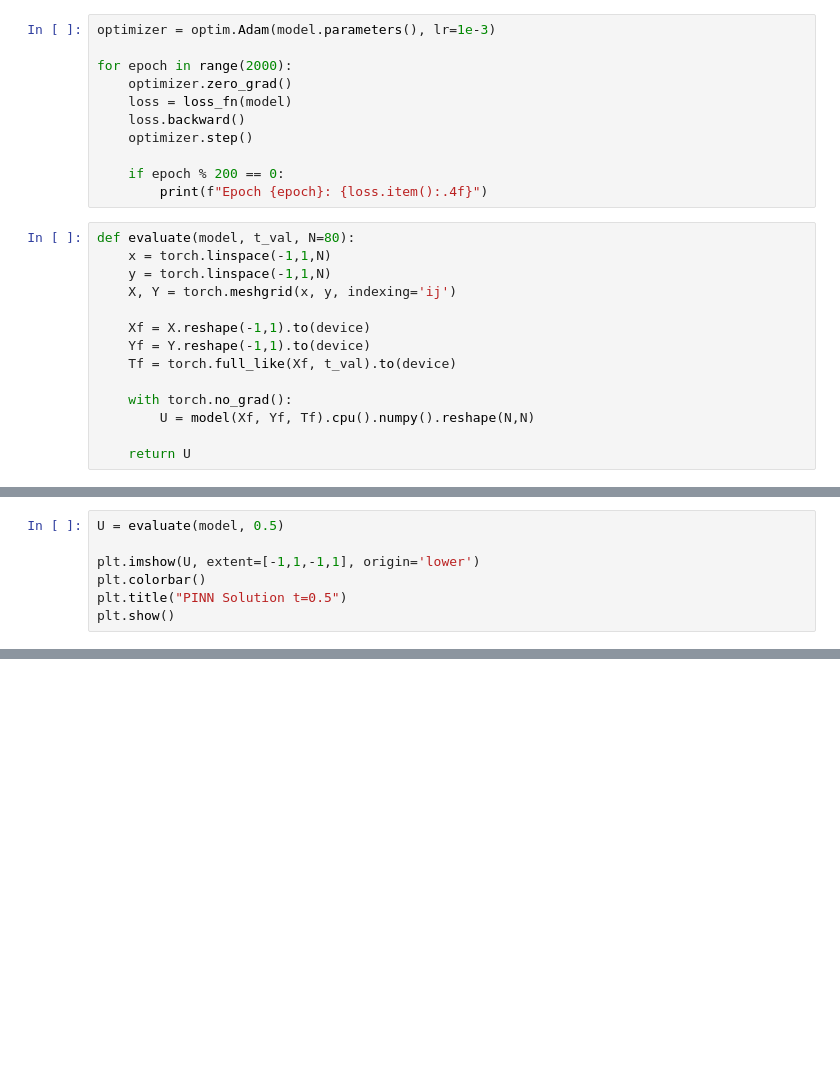
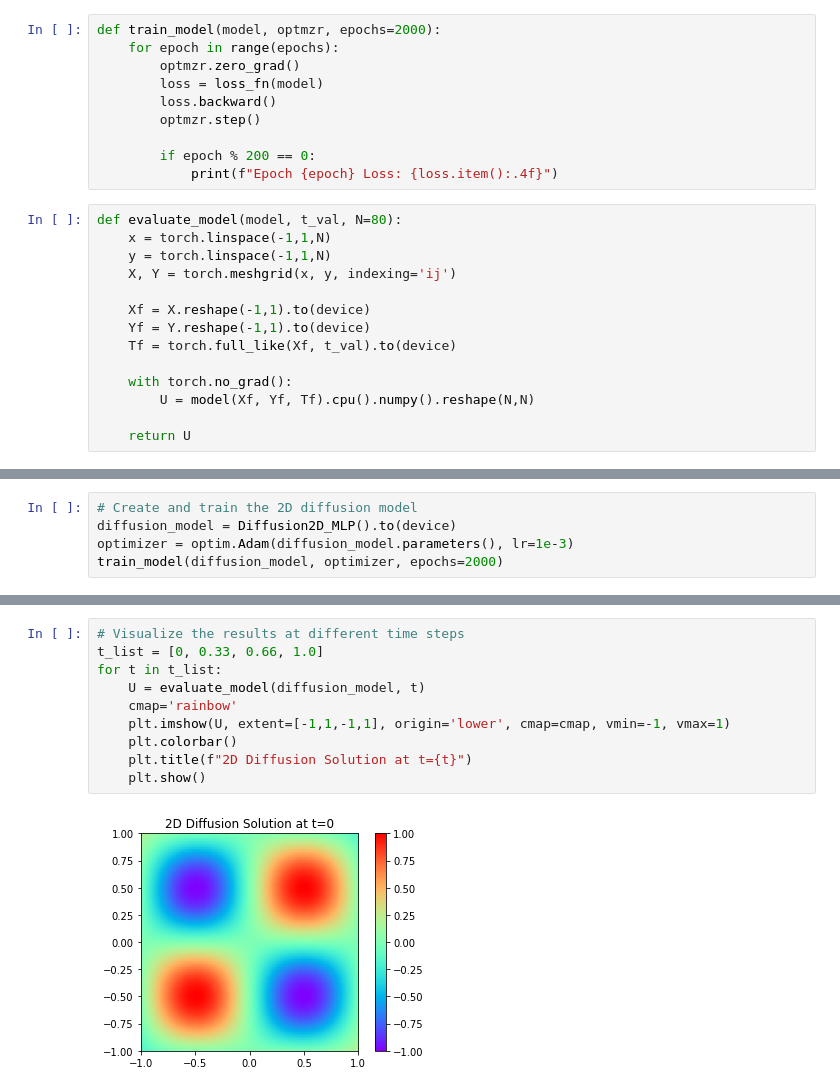
Before and after one commit to loushiee/computer_graphics_ai, a Jupyter notebook: src/app/(assignment)/assignment/Final/pinn_2d_diffusion.ipynb, the cells around one changed output, grey strips where cells are left out. Cells and saved outputs as stored; diff of their text form; blank space fills up the shorter version.

Commit message:
Final: PINN 2D Diffusion

```diff
--- a/src/app/(assignment)/assignment/Final/pinn_2d_diffusion.ipynb
+++ b/src/app/(assignment)/assignment/Final/pinn_2d_diffusion.ipynb
@@ -83,17 +123,16 @@ def loss_fn(model):
     return loss_pde + loss_bc + loss_ic
 # %%
-optimizer = optim.Adam(model.parameters(), lr=1e-3)
+def train_model(model, optmzr, epochs=2000):
+    for epoch in range(epochs):
+        optmzr.zero_grad()
+        loss = loss_fn(model)
+        loss.backward()
+        optmzr.step()
 
-for epoch in range(2000):
-    optimizer.zero_grad()
-    loss = loss_fn(model)
-    loss.backward()
-    optimizer.step()
-
-    if epoch % 200 == 0:
-        print(f"Epoch {epoch}: {loss.item():.4f}")
+        if epoch % 200 == 0:
+            print(f"Epoch {epoch} Loss: {loss.item():.4f}")
 # %%
-def evaluate(model, t_val, N=80):
+def evaluate_model(model, t_val, N=80):
     x = torch.linspace(-1,1,N)
     y = torch.linspace(-1,1,N)
     X, Y = torch.meshgrid(x, y, indexing='ij')
@@ -109,7 +152,5 @@ def evaluate(model, t_val, N=80):
 # %%
-U = evaluate(model, 0.5)
-
-plt.imshow(U, extent=[-1,1,-1,1], origin='lower')
-plt.colorbar()
-plt.title("PINN Solution t=0.5")
-plt.show()
+# Create and train the 2D diffusion model
+diffusion_model = Diffusion2D_MLP().to(device)
+optimizer = optim.Adam(diffusion_model.parameters(), lr=1e-3)
+train_model(diffusion_model, optimizer, epochs=2000)
@@ -115,0 +168,12 @@ plt.show()
+# %%
+# Visualize the results at different time steps
+t_list = [0, 0.33, 0.66, 1.0]
+for t in t_list:
+    U = evaluate_model(diffusion_model, t)
+    cmap='rainbow'
+    plt.imshow(U, extent=[-1,1,-1,1], origin='lower', cmap=cmap, vmin=-1, vmax=1)
+    plt.colorbar()
+    plt.title(f"2D Diffusion Solution at t={t}")
+    plt.show()
+# %% [output]
+[figure, added]
```
Also changed, not shown: parts of 10 cells of this notebook.
